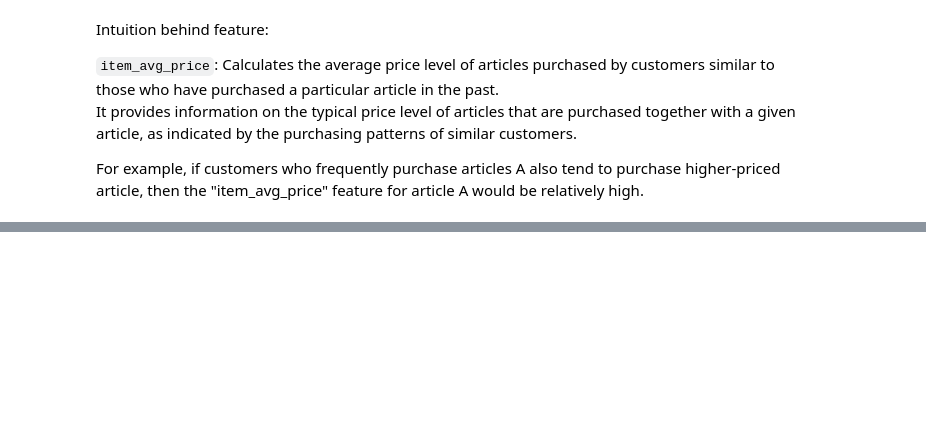
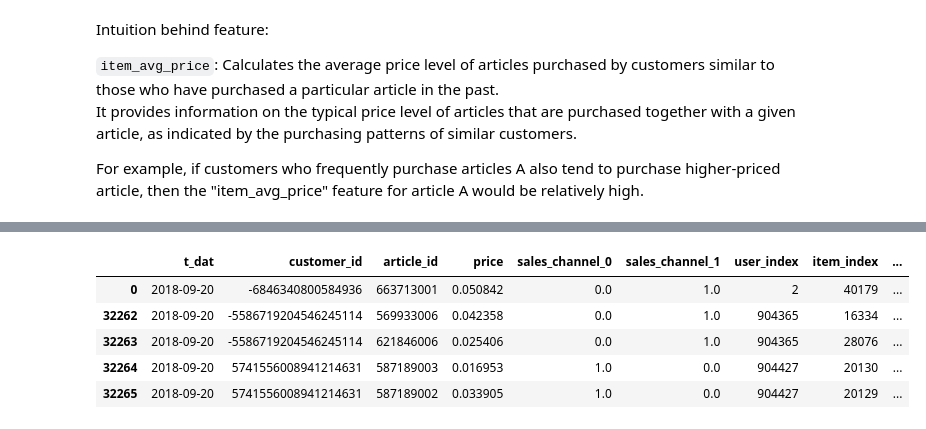
Before and after one commit to Afats/HnM-recco, a Jupyter notebook: hnm-notebook.ipynb, the cells around one changed output, grey strips where cells are left out. Saved outputs shown, nothing was run; the diff lists cells and outputs as text; code cells hidden in the pictures; blank space fills up the shorter version.

Commit message:
model training init

```diff
--- a/hnm-notebook.ipynb
+++ b/hnm-notebook.ipynb
@@ -871,0 +830,11 @@ model = lgb.train(params, train_data, num_boost_round=100)
+# %%
+# Prepare the data
+transactions['purchased'] = 1
+df = pd.merge(transactions, articles, on='article_id')
+df = pd.merge(df, customers, on='customer_id')
+X = df.drop(['purchased', 'article_id', 'customer_id'], axis=1)
+y = df['purchased']
+
+# sort the data by ascending transactions['t_dat']
+df = df.sort_values(by=['t_dat'])
+training_set, validation_set = split_train_val_data_and_drop_duplicates(transactions)
@@ -871,0 +846,9 @@ model = lgb.train(params, train_data, num_boost_round=100)
+# %%
+training_set.head()
+# %% [output]
+|  | t_dat | customer_id | article_id | price | sales_channel_0 | sales_channel_1 | user_index | item_index | ... |
+| 0 | 2018-09-20 | -6846340800584936 | 663713001 | 0.050842 | 0.0 | 1.0 | 2 | 40179 | ... |
+| 32262 | 2018-09-20 | -5586719204546245114 | 569933006 | 0.042358 | 0.0 | 1.0 | 904365 | 16334 | ... |
+| 32263 | 2018-09-20 | -5586719204546245114 | 621846006 | 0.025406 | 0.0 | 1.0 | 904365 | 28076 | ... |
+| 32264 | 2018-09-20 | 5741556008941214631 | 587189003 | 0.016953 | 1.0 | 0.0 | 904427 | 20130 | ... |
+| 32265 | 2018-09-20 | 5741556008941214631 | 587189002 | 0.033905 | 1.0 | 0.0 | 904427 | 20129 | ... |
```
Also changed, not shown: parts of 11 cells of this notebook.
